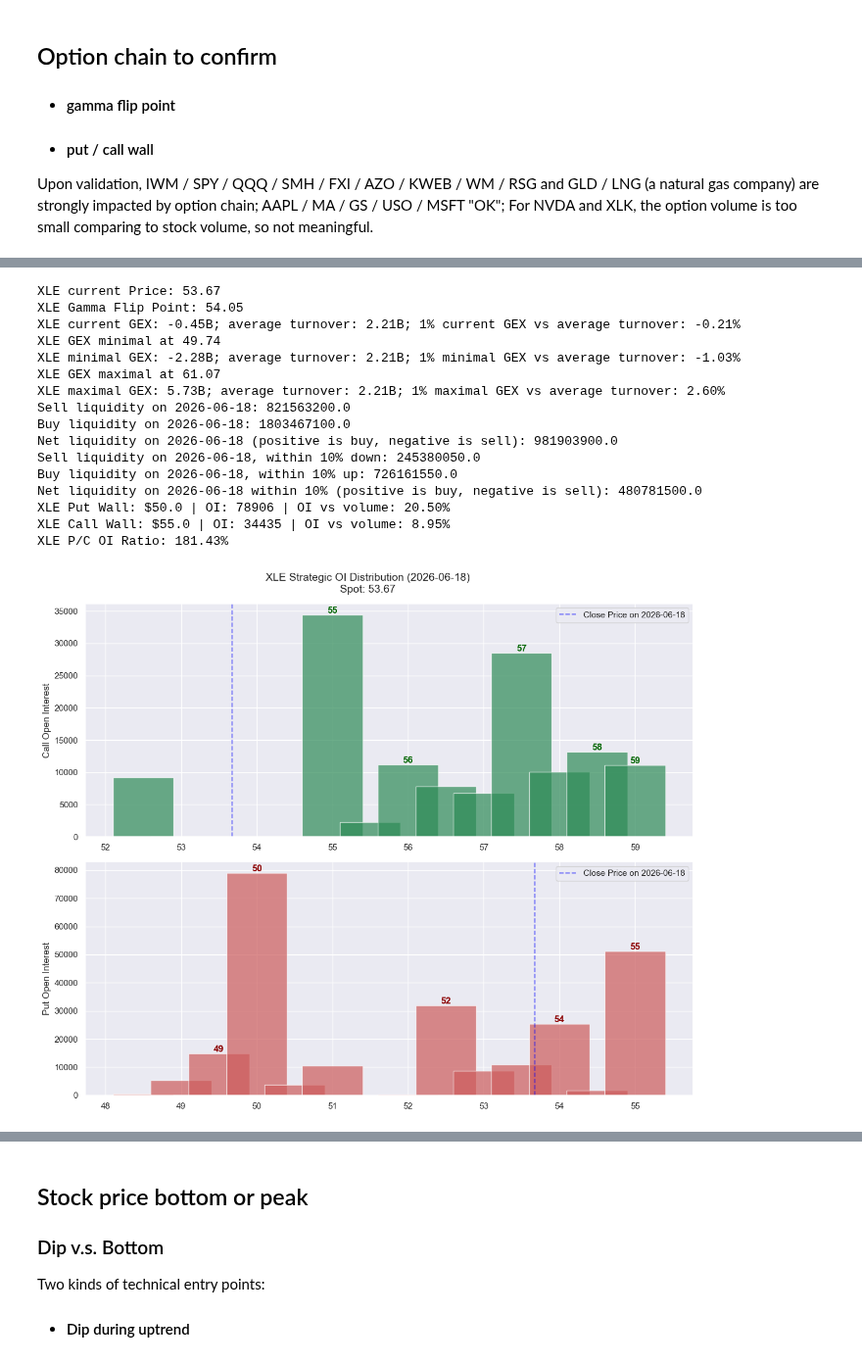
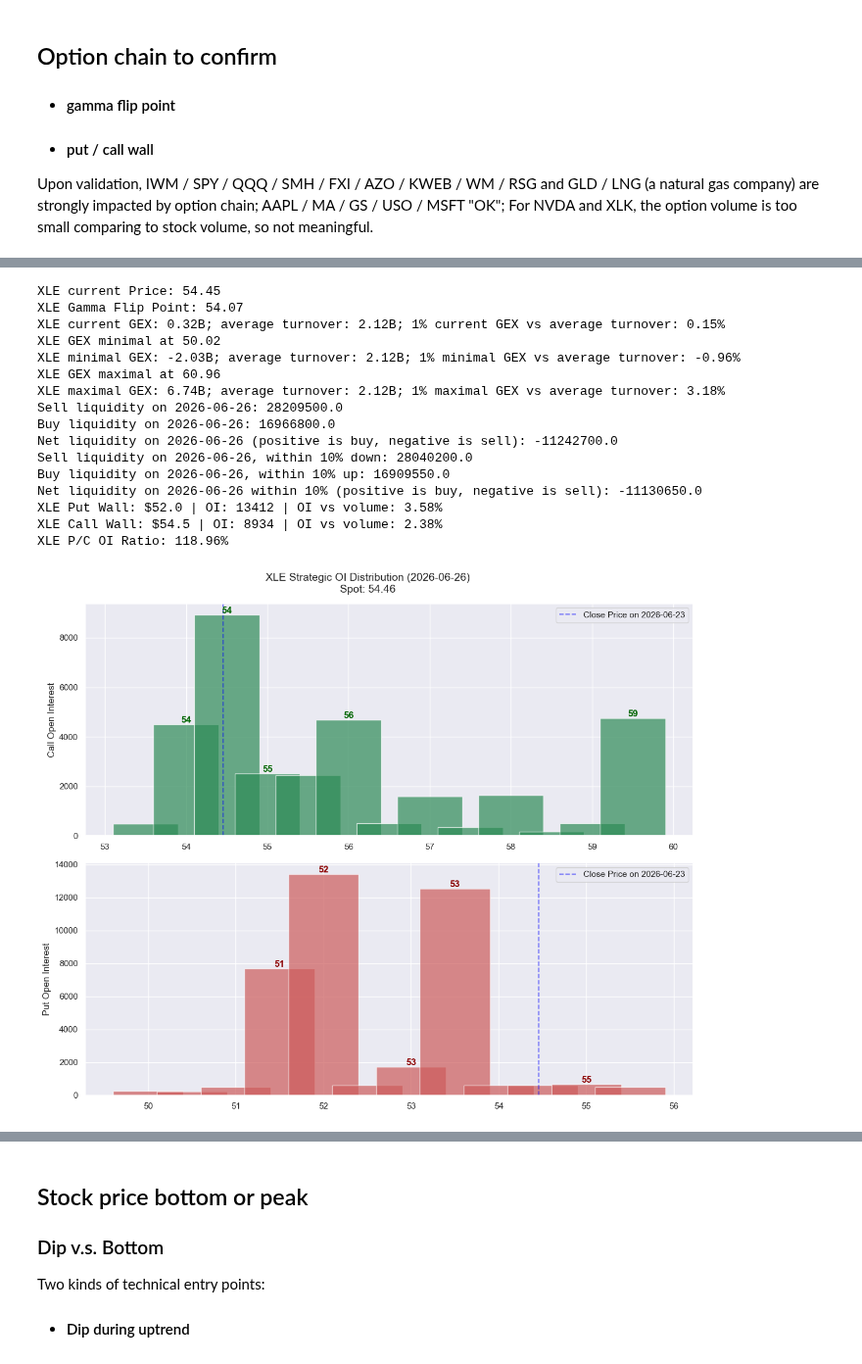
Before and after one commit to Yuchen-Peng/trading_strategy, a Jupyter notebook: notebooks/Quantitative_model.ipynb, the cells around one changed output, grey strips where cells are left out. Shown at 98% size. Cells and saved outputs as stored; diff of their text form; code cells hidden in the pictures.

```diff
--- a/notebooks/Quantitative_model.ipynb
+++ b/notebooks/Quantitative_model.ipynb
@@ -313,4 +335,4 @@ AAPL P/C OI Ratio: 44.50%
 # %%
 flip_price, current_gex_value = quant.find_gamma_flip('xle')
-quant.get_option_walls("xle", "2026-06-18")
+quant.get_option_walls("xle", "2026-06-26")
 # %% [output]
@@ -318,19 +340,19 @@ quant.get_option_walls("xle", "2026-06-18")
-XLE current Price: 53.67
-XLE Gamma Flip Point: 54.05
-XLE current GEX: -0.45B; average turnover: 2.21B; 1% current GEX vs average turnover: -0.21%
-XLE GEX minimal at 49.74
-XLE minimal GEX: -2.28B; average turnover: 2.21B; 1% minimal GEX vs average turnover: -1.03%
-XLE GEX maximal at 61.07
-XLE maximal GEX: 5.73B; average turnover: 2.21B; 1% maximal GEX vs average turnover: 2.60%
-Sell liquidity on 2026-06-18: 821563200.0
-Buy liquidity on 2026-06-18: 1803467100.0
-Net liquidity on 2026-06-18 (positive is buy, negative is sell): 981903900.0
-Sell liquidity on 2026-06-18, within 10% down: 245380050.0
-Buy liquidity on 2026-06-18, within 10% up: 726161550.0
-Net liquidity on 2026-06-18 within 10% (positive is buy, negative is sell): 480781500.0
-XLE Put Wall: $50.0 | OI: 78906 | OI vs volume: 20.50%
-XLE Call Wall: $55.0 | OI: 34435 | OI vs volume: 8.95%
-XLE P/C OI Ratio: 181.43%
+XLE current Price: 54.45
+XLE Gamma Flip Point: 54.07
+XLE current GEX: 0.32B; average turnover: 2.12B; 1% current GEX vs average turnover: 0.15%
+XLE GEX minimal at 50.02
+XLE minimal GEX: -2.03B; average turnover: 2.12B; 1% minimal GEX vs average turnover: -0.96%
+XLE GEX maximal at 60.96
+XLE maximal GEX: 6.74B; average turnover: 2.12B; 1% maximal GEX vs average turnover: 3.18%
+Sell liquidity on 2026-06-26: 28209500.0
+Buy liquidity on 2026-06-26: 16966800.0
+Net liquidity on 2026-06-26 (positive is buy, negative is sell): -11242700.0
+Sell liquidity on 2026-06-26, within 10% down: 28040200.0
+Buy liquidity on 2026-06-26, within 10% up: 16909550.0
+Net liquidity on 2026-06-26 within 10% (positive is buy, negative is sell): -11130650.0
+XLE Put Wall: $52.0 | OI: 13412 | OI vs volume: 3.58%
+XLE Call Wall: $54.5 | OI: 8934 | OI vs volume: 2.38%
+XLE P/C OI Ratio: 118.96%
-[figure, old version]
+[figure, new version]
 # %%
 flip_price, current_gex_value = quant.find_gamma_flip('uso')
```
Also changed, not shown: parts of 10 cells of this notebook.
